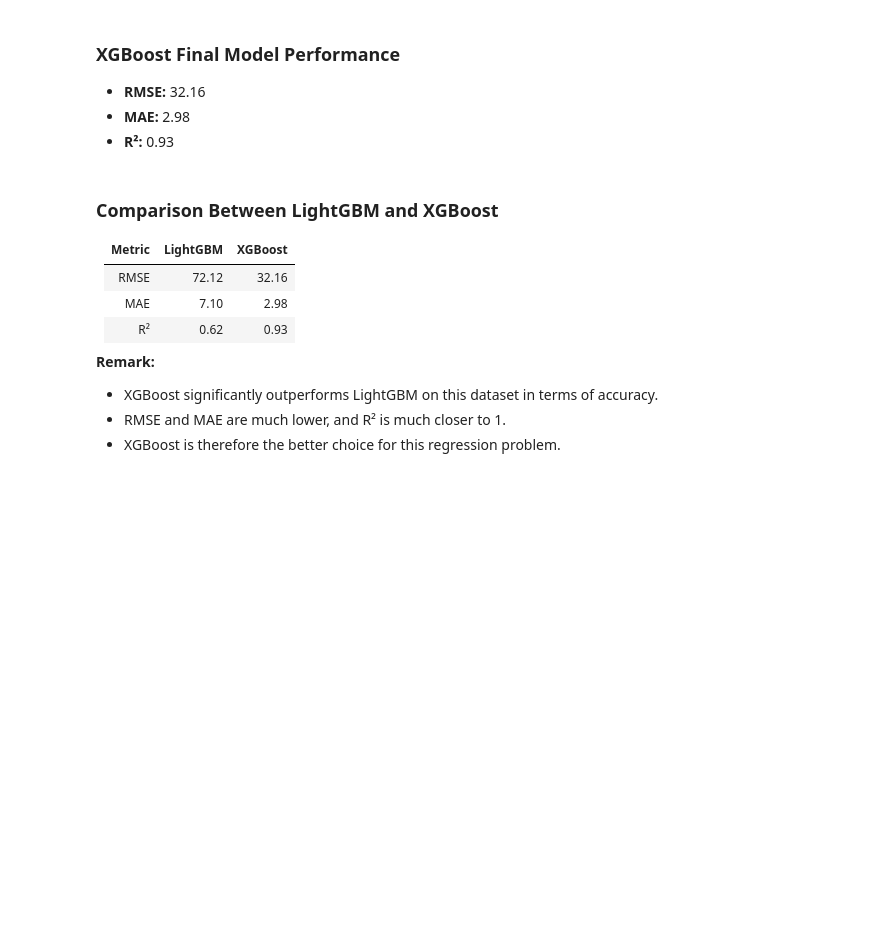
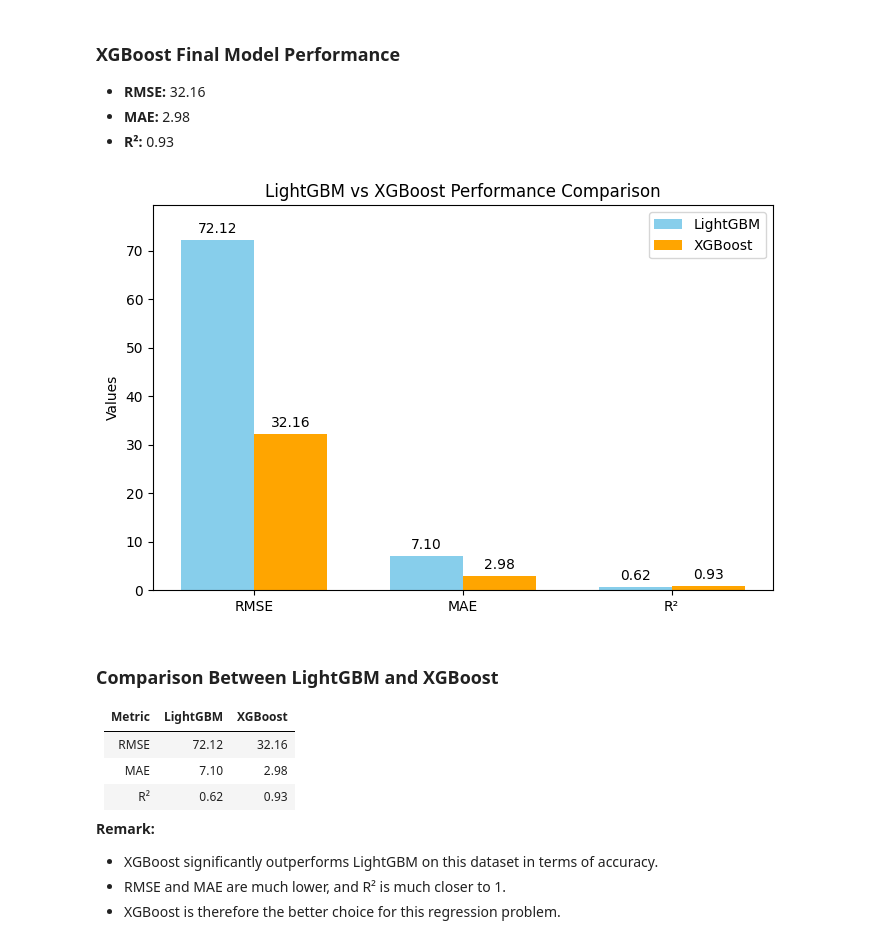
Before and after one commit to NadaManai/Customer-Lifetime-Value-Prediction-Segmentation-for-E-commerce, a Jupyter notebook: CLV prediction and customer segmentation/Customer Lifetime Value (CLV) prediction.ipynb, the cells around one changed output. Drawn from its saved outputs; the diff is of its cells as text; code cells hidden in the pictures; blank space fills up the shorter version.

```diff
--- a/CLV prediction and customer segmentation/Customer Lifetime Value (CLV) prediction.ipynb
+++ b/CLV prediction and customer segmentation/Customer Lifetime Value (CLV) prediction.ipynb
@@ -298,6 +296,42 @@ optuna.visualization.plot_param_importances(study)
 - **RMSE:** 32.16
 - **MAE:** 2.98
 - **R²:** 0.93
+# %%
+# Metrics
+metrics = ['RMSE', 'MAE', 'R²']
+lightgbm_values = [72.12, 7.10, 0.62]
+xgboost_values = [32.16, 2.98, 0.93]
+
+x = np.arange(len(metrics))
+width = 0.35
+
+fig, ax = plt.subplots(figsize=(8,5))
+rects1 = ax.bar(x - width/2, lightgbm_values, width, label='LightGBM', color='skyblue')
+rects2 = ax.bar(x + width/2, xgboost_values, width, label='XGBoost', color='orange')
+
+
+ax.set_ylabel('Values')
+ax.set_title('LightGBM vs XGBoost Performance Comparison')
+ax.set_xticks(x)
+ax.set_xticklabels(metrics)
+ax.legend()
+
+def autolabel(rects):
+    for rect in rects:
+        height = rect.get_height()
+        ax.annotate(f'{height:.2f}',
+                    xy=(rect.get_x() + rect.get_width()/2, height),
+                    xytext=(0,3),
+                    textcoords="offset points",
+                    ha='center', va='bottom')
+
+autolabel(rects1)
+autolabel(rects2)
+
+plt.ylim(0, max(lightgbm_values + xgboost_values)*1.1)
+plt.show()
+# %% [output]
+[figure, added]
 # %% [markdown]
 ### Comparison Between LightGBM and XGBoost
 
```
Also changed, not shown: parts of 13 cells of this notebook, 6 other files.
